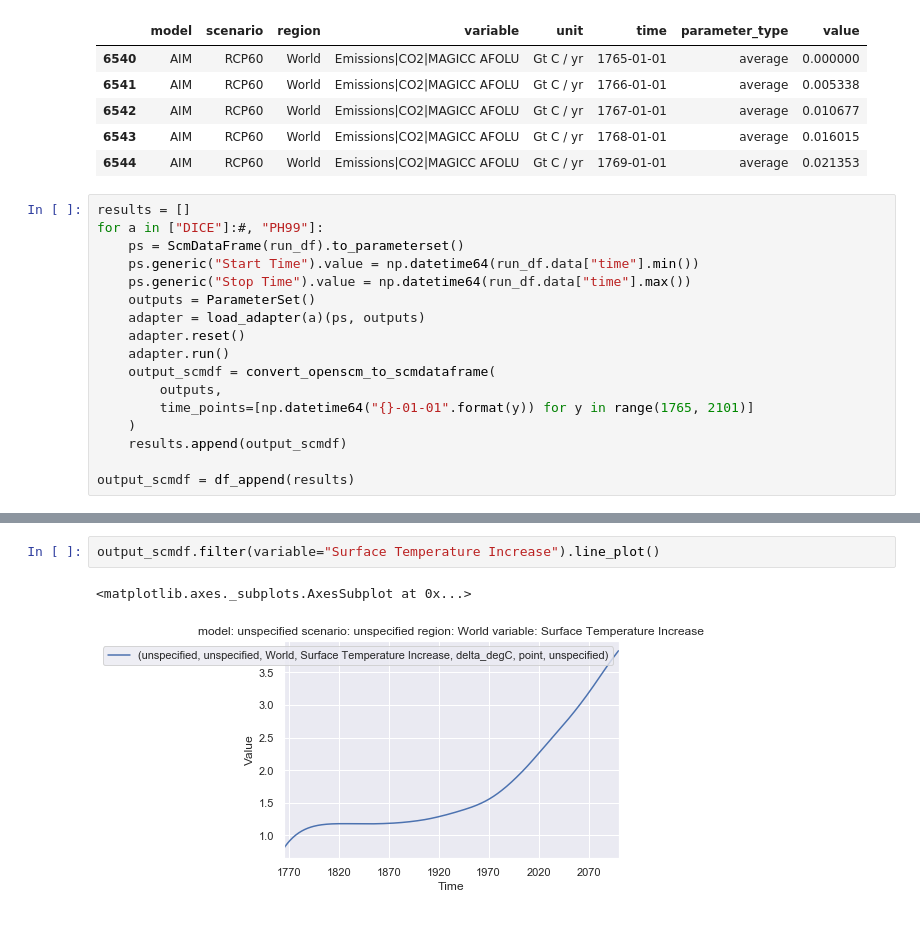
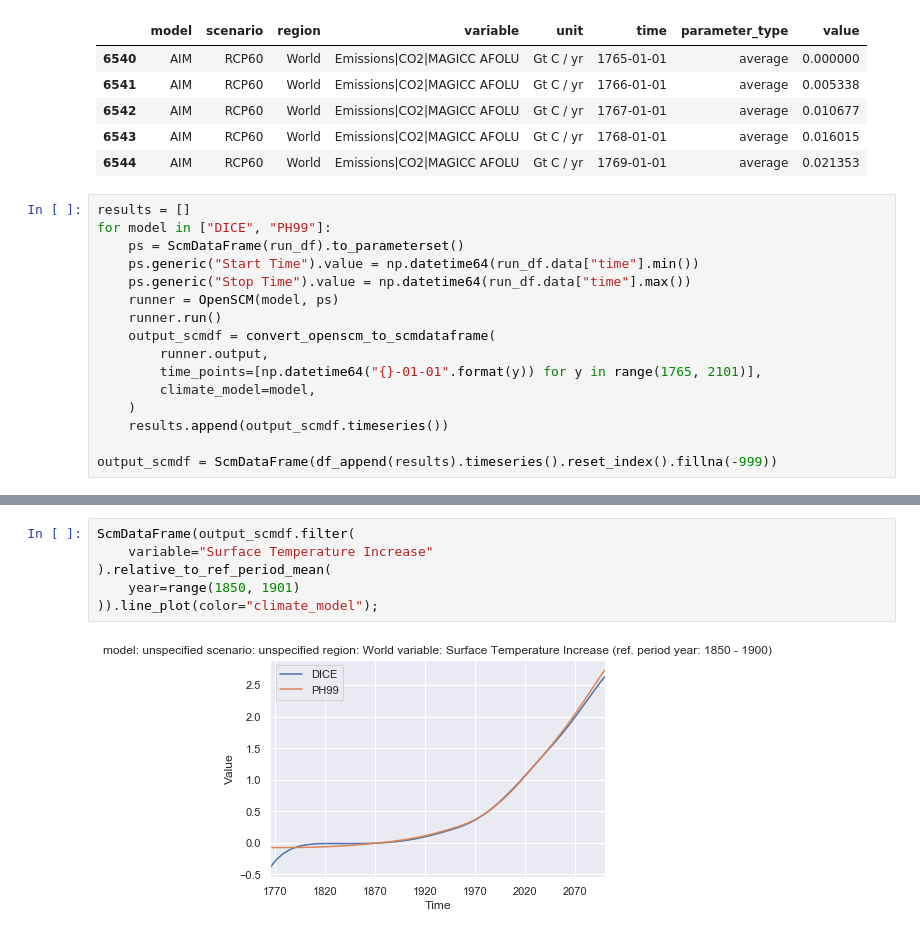
Before and after one commit to openscm/openscm, a Jupyter notebook: notebooks/pyam-integration.ipynb, the cells around one changed output, grey strips where cells are left out. Cells and saved outputs as stored; diff of their text form.

Commit message:
Get both models running

```diff
--- a/notebooks/pyam-integration.ipynb
+++ b/notebooks/pyam-integration.ipynb
@@ -124,18 +124,17 @@ run_df.head()
 | 6544 | AIM | RCP60 | World | Emissions|CO2|MAGICC AFOLU | Gt C / yr | 1769-01-01 | average | 0.021353 |
 # %%
 results = []
-for a in ["DICE"]:#, "PH99"]:
+for model in ["DICE", "PH99"]:
     ps = ScmDataFrame(run_df).to_parameterset()
     ps.generic("Start Time").value = np.datetime64(run_df.data["time"].min())
     ps.generic("Stop Time").value = np.datetime64(run_df.data["time"].max())
-    outputs = ParameterSet()
-    adapter = load_adapter(a)(ps, outputs)
-    adapter.reset()
-    adapter.run()
+    runner = OpenSCM(model, ps)
+    runner.run()
     output_scmdf = convert_openscm_to_scmdataframe(
-        outputs,
-        time_points=[np.datetime64("{}-01-01".format(y)) for y in range(1765, 2101)]
+        runner.output,
+        time_points=[np.datetime64("{}-01-01".format(y)) for y in range(1765, 2101)],
+        climate_model=model,
     )
-    results.append(output_scmdf)
+    results.append(output_scmdf.timeseries())
 
-output_scmdf = df_append(results)
+output_scmdf = ScmDataFrame(df_append(results).timeseries().reset_index().fillna(-999))
@@ -154,5 +159,8 @@ output_scmdf.timeseries()
 # %%
-output_scmdf.filter(variable="Surface Temperature Increase").line_plot()
+ScmDataFrame(output_scmdf.filter(
+    variable="Surface Temperature Increase"
+).relative_to_ref_period_mean(
+    year=range(1850, 1901)
+)).line_plot(color="climate_model");
 # %% [output]
-<matplotlib.axes._subplots.AxesSubplot at 0x...>
-[figure, old version]
+[figure, new version]
```
Also changed, not shown: parts of 4 cells of this notebook, 2 other files.
